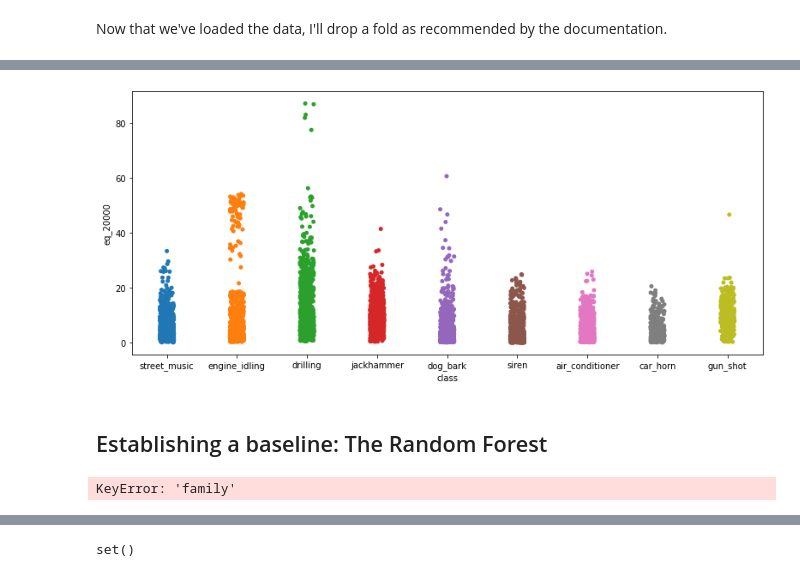
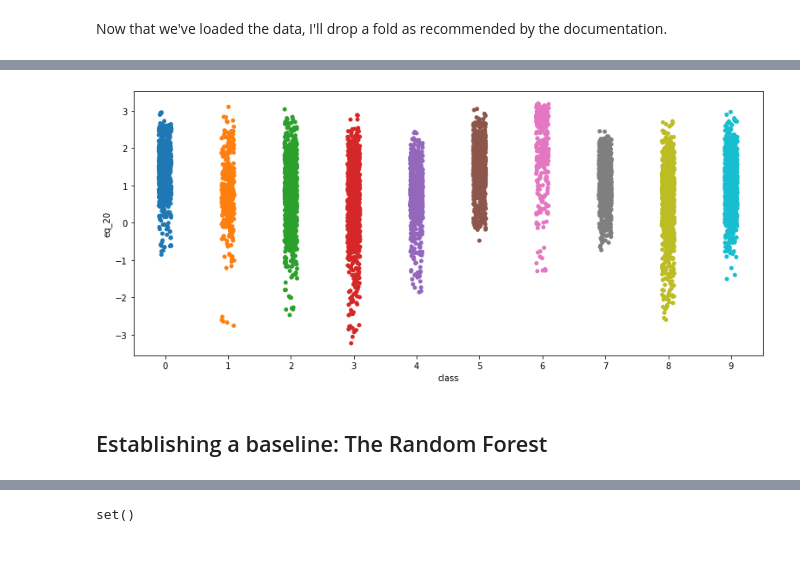
Before and after one commit to mrhheffernan/erdio-dev, a Jupyter notebook: Classifier-Testing.ipynb, the cells around one changed output, grey strips where cells are left out. Saved outputs shown, nothing was run; the diff lists cells and outputs as text; code cells hidden in the pictures.

```diff
--- a/Classifier-Testing.ipynb
+++ b/Classifier-Testing.ipynb
@@ -96,0 +227,3 @@ keys = list(features_df.keys())
+# %%
+features_df['power_ratio'] = np.log10(features_df['percussive_power'].values / (features_df['harmonic_power'].values))
+features_df['hits_ratio'] = np.log10(features_df['percussive_hits'].values / (features_df['harmonic_hits'].values + 1e-1) + 5e-4)
@@ -126,3 +270,0 @@ features_df.head()
-# %%
-# What if we drop children playing?
-features_df = features_df[features_df['class'] != 'children_playing']
@@ -134,3 +296,12 @@ features_df = features_df[features_df['class'] != 'children_playing']
+# %%
+# Try grouping sounds into families since jackhammers/drills are hard to differentiate between and
+# crowd noises drown out children playing and street music
+
+#features_df['family'] = features_df['class'].replace({'air_conditioner':5, 'car_horn':1, 'children_playing':0, 'dog_bark':3, 'drilling':4, 'engine_idling':5, 'gun_shot':6, 'jackhammer':4, 'siren':8, 'street_music':0},inplace=False)
+
+#features_df['family'] = features_df['class'].replace({'air_conditioner':0, 'car_horn':0, 'children_playing':0, 'dog_bark':0, 'drilling':0, 'engine_idling':0, 'gun_shot':1, 'jackhammer':0, 'siren':0, 'street_music':0},inplace=False)
+features_df.replace({'air_conditioner':0, 'car_horn':1, 'children_playing':2, 'dog_bark':3, 'drilling':4,
+                'engine_idling':5, 'gun_shot':6, 'jackhammer':7, 'siren':8, 'street_music':9},inplace=True)
 # %%
 # Searching for NaNs in input
 np.where(np.isnan(features_df[classify_keys].values) == 1)
@@ -142,7 +313,10 @@ Now that we've loaded the data, I'll drop a fold as recommended by the documenta
 dropfold = 1
 
 cv_features_df = features_df.drop(features_df[features_df['fold']==dropfold].index)
+cv_features_df.drop(columns='fold',inplace=True)
+
 validation_features_df = features_df.drop(features_df[features_df['fold']!=dropfold].index)
+validation_features_df.drop(columns='fold',inplace=True)
 # %%
 cv_features_df.head()
 # %% [output]
@@ -156,12 +346,12 @@ cv_features_df.head()
 # %%
 plt.figure(figsize=(11,5))
 sns.stripplot(data = cv_features_df,
              x = 'class',
-             y = 'eq_20000')
+             y = 'eq_20')
 plt.tight_layout()
 plt.show()
 # %% [output]
-[figure, old version]
+[figure, new version]
 # %%
 def reduce_confmat(matrix):
     """
@@ -290,11 +478,9 @@ forest = RandomForestClassifier(max_depth=25, n_estimators=1000, n_jobs=4)
 if len(classify_keys) == 1:
     X_train = cv_features_df[classify_keys[0]].values.reshape(-1,1)
 else:
-    X_train = cv_features_df[classify_keys].values
+    X_train = cv_features_df.iloc[:,1:-1].values # same as using all keys?#cv_features_df[classify_keys].values
 
-y_train = cv_features_df['family'].values
+y_train = cv_features_df['class'].values
 
-X_test = validation_features_df[classify_keys].values
-y_test = validation_features_df['family']
+X_test = validation_features_df.iloc[:,1:-1].values #[classify_keys].values
+y_test = validation_features_df['class']
-# %% [output]
-KeyError: 'family'
```
Also changed, not shown: parts of 94 cells of this notebook, 1 other file.
